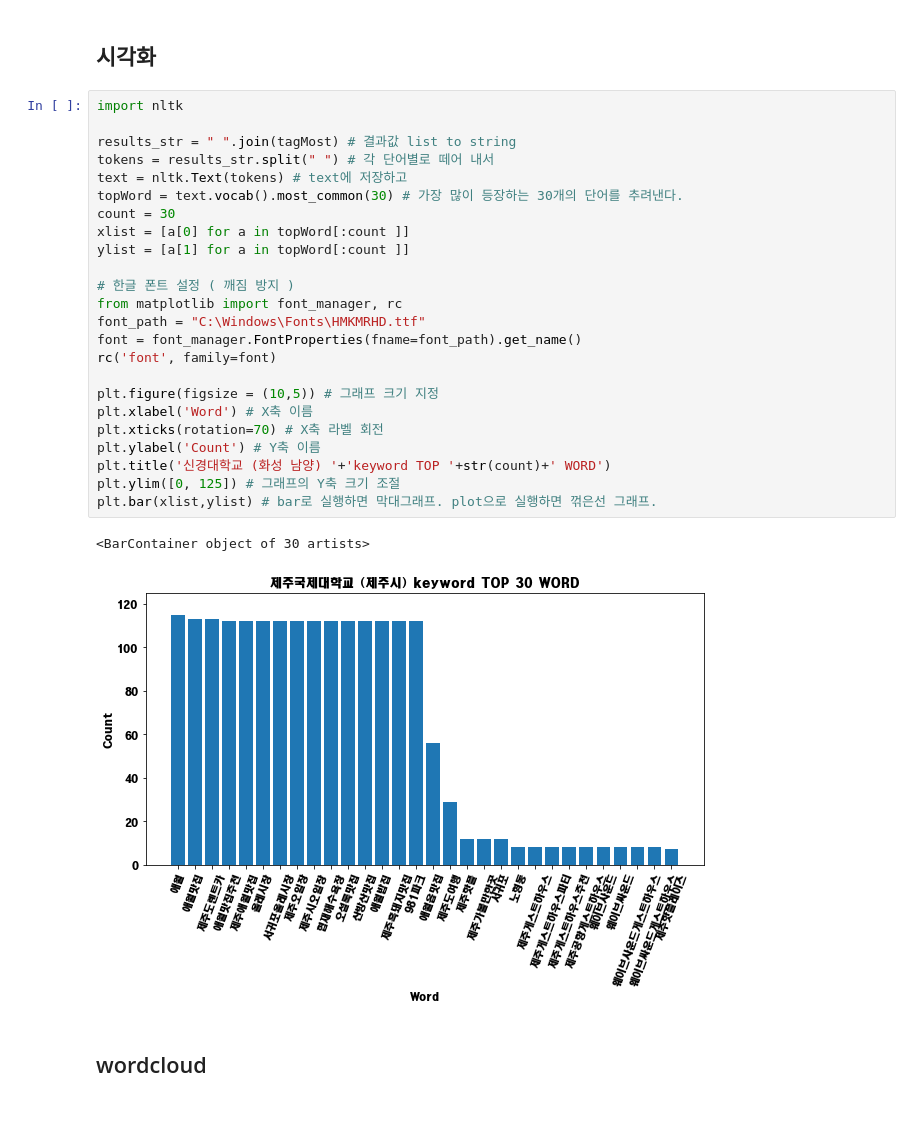
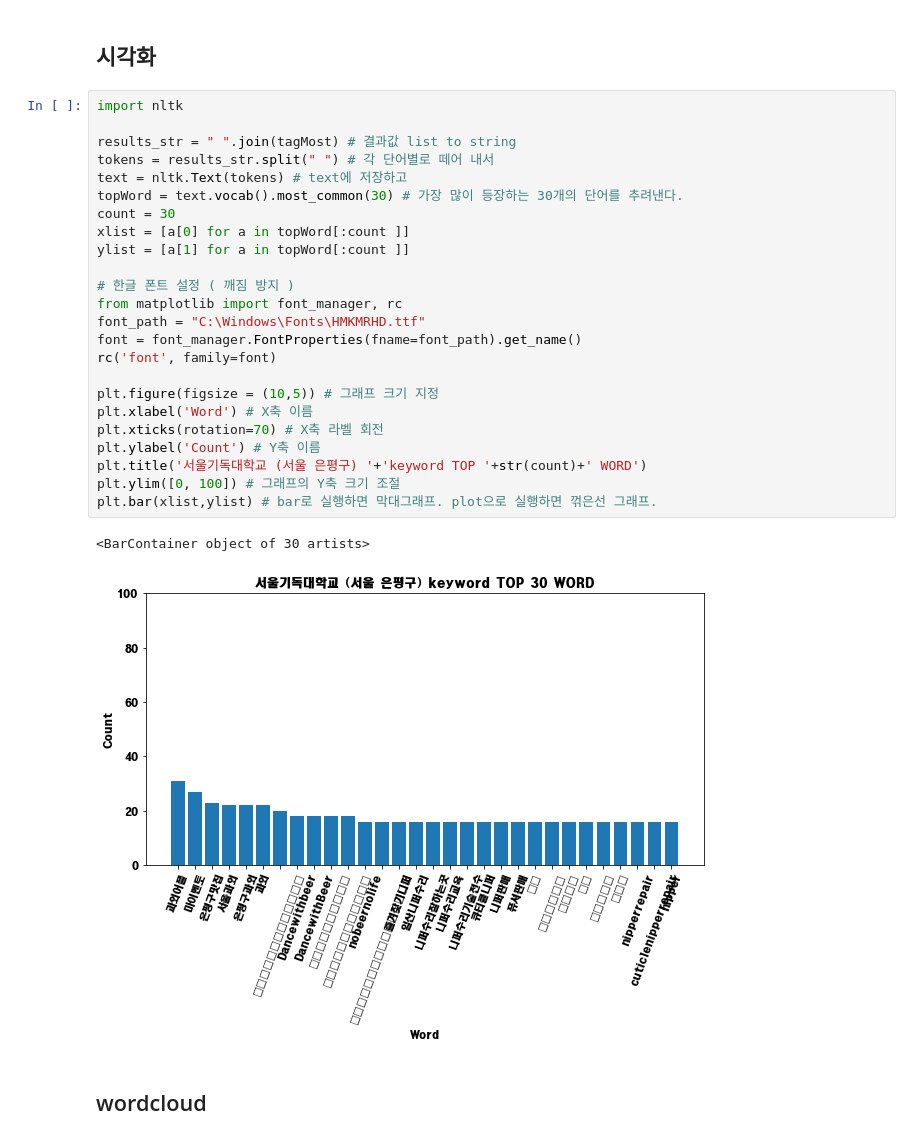
Before and after one commit to clock18/Jupiter, a Jupyter notebook: MLP_Project_4.ipynb, the cells around one changed output. Saved outputs shown, nothing was run; the diff lists cells and outputs as text; blank space fills up the shorter version.

```diff
--- a/MLP_Project_4.ipynb
+++ b/MLP_Project_4.ipynb
@@ -82,30 +79,30 @@ print(tagMost)
 # %%
 import nltk
 
 results_str = " ".join(tagMost) # 결과값 list to string
 tokens = results_str.split(" ") # 각 단어별로 떼어 내서
 text = nltk.Text(tokens) # text에 저장하고
 topWord = text.vocab().most_common(30) # 가장 많이 등장하는 30개의 단어를 추려낸다.
 count = 30
 xlist = [a[0] for a in topWord[:count ]]
 ylist = [a[1] for a in topWord[:count ]]
 
 # 한글 폰트 설정 ( 깨짐 방지 )
 from matplotlib import font_manager, rc
 font_path = "C:\Windows\Fonts\HMKMRHD.ttf"
 font = font_manager.FontProperties(fname=font_path).get_name()
 rc('font', family=font)
 
 plt.figure(figsize = (10,5)) # 그래프 크기 지정
 plt.xlabel('Word') # X축 이름
 plt.xticks(rotation=70) # X축 라벨 회전
 plt.ylabel('Count') # Y축 이름
-plt.title('신경대학교 (화성 남양) '+'keyword TOP '+str(count)+' WORD')
-plt.ylim([0, 125]) # 그래프의 Y축 크기 조절
+plt.title('서울기독대학교 (서울 은평구) '+'keyword TOP '+str(count)+' WORD')
+plt.ylim([0, 100]) # 그래프의 Y축 크기 조절
 plt.bar(xlist,ylist) # bar로 실행하면 막대그래프. plot으로 실행하면 꺾은선 그래프.
 # %% [output]
 <BarContainer object of 30 artists>
-[figure, old version]
+[figure, new version]
 # %% [markdown]
 ## wordcloud
 # %%
```
Also changed, not shown: parts of 4 cells of this notebook.
